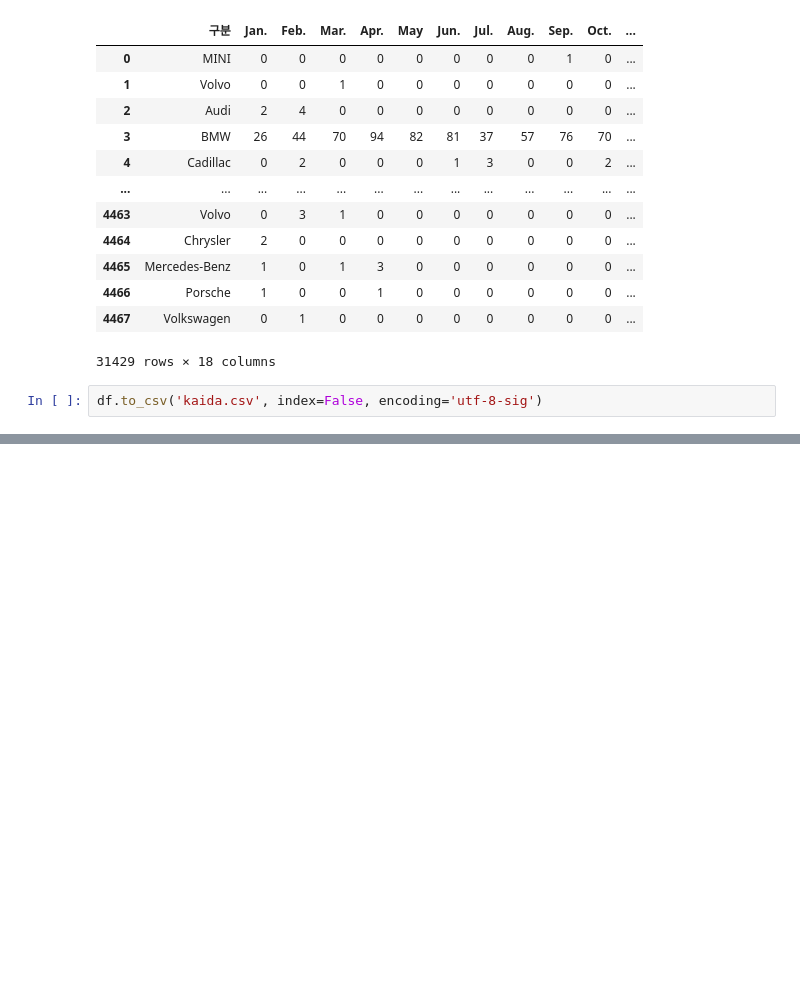
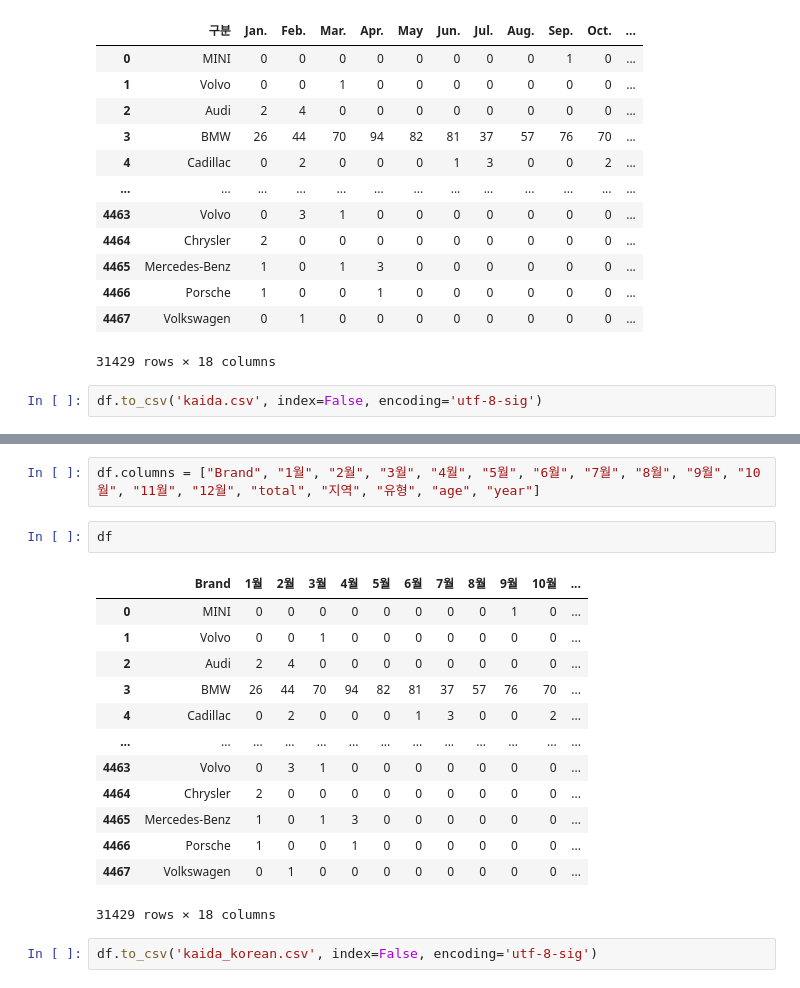
Before and after one commit to FLY-CODE77/AutoReport, a Jupyter notebook: kaida.ipynb, the cells around one changed output, grey strips where cells are left out. Drawn from its saved outputs; the diff is of its cells as text; blank space fills up the shorter version.

Commit message:
changed column names

```diff
--- a/kaida.ipynb
+++ b/kaida.ipynb
@@ -208,0 +218,20 @@ df.to_csv('kaida.csv', index=False, encoding='utf-8-sig')
+# %%
+df.columns = ["Brand", "1월", "2월", "3월", "4월", "5월", "6월", "7월", "8월", "9월", "10월", "11월", "12월", "total", "지역", "유형", "age", "year"]
+# %%
+df
+# %% [output]
+|  | Brand | 1월 | 2월 | 3월 | 4월 | 5월 | 6월 | 7월 | 8월 | 9월 | 10월 | ... |
+| 0 | MINI | 0 | 0 | 0 | 0 | 0 | 0 | 0 | 0 | 1 | 0 | ... |
+| 1 | Volvo | 0 | 0 | 1 | 0 | 0 | 0 | 0 | 0 | 0 | 0 | ... |
+| 2 | Audi | 2 | 4 | 0 | 0 | 0 | 0 | 0 | 0 | 0 | 0 | ... |
+| 3 | BMW | 26 | 44 | 70 | 94 | 82 | 81 | 37 | 57 | 76 | 70 | ... |
+| 4 | Cadillac | 0 | 2 | 0 | 0 | 0 | 1 | 3 | 0 | 0 | 2 | ... |
+| ... | ... | ... | ... | ... | ... | ... | ... | ... | ... | ... | ... | ... |
+| 4463 | Volvo | 0 | 3 | 1 | 0 | 0 | 0 | 0 | 0 | 0 | 0 | ... |
+| 4464 | Chrysler | 2 | 0 | 0 | 0 | 0 | 0 | 0 | 0 | 0 | 0 | ... |
+| 4465 | Mercedes-Benz | 1 | 0 | 1 | 3 | 0 | 0 | 0 | 0 | 0 | 0 | ... |
+| 4466 | Porsche | 1 | 0 | 0 | 1 | 0 | 0 | 0 | 0 | 0 | 0 | ... |
+| 4467 | Volkswagen | 0 | 1 | 0 | 0 | 0 | 0 | 0 | 0 | 0 | 0 | ... |
+31429 rows × 18 columns
+# %%
+df.to_csv('kaida_korean.csv', index=False, encoding='utf-8-sig')
```
Also changed, not shown: parts of 1 cell of this notebook, 1 other file.
